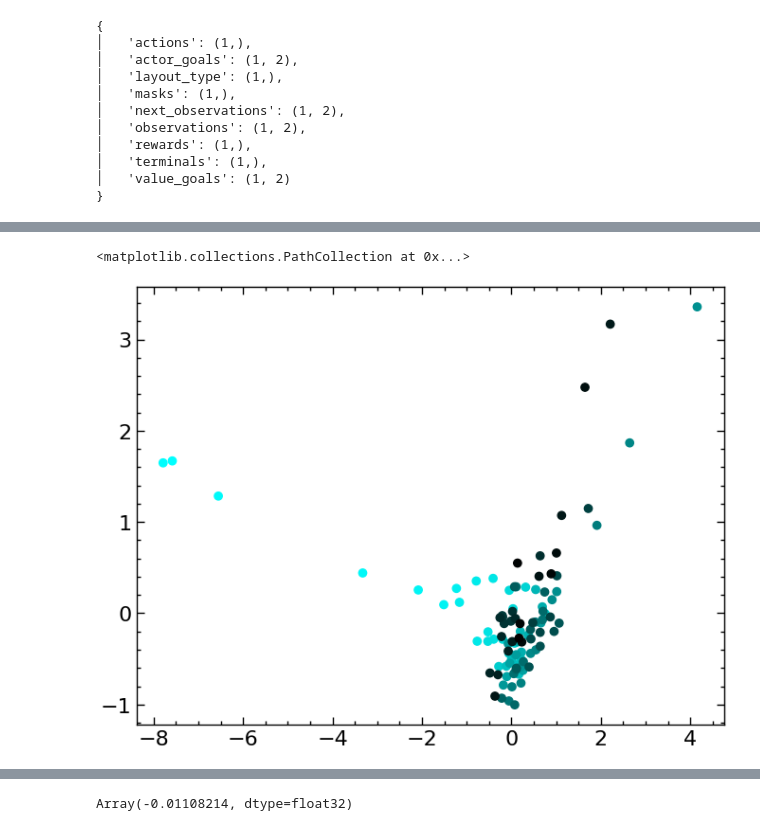
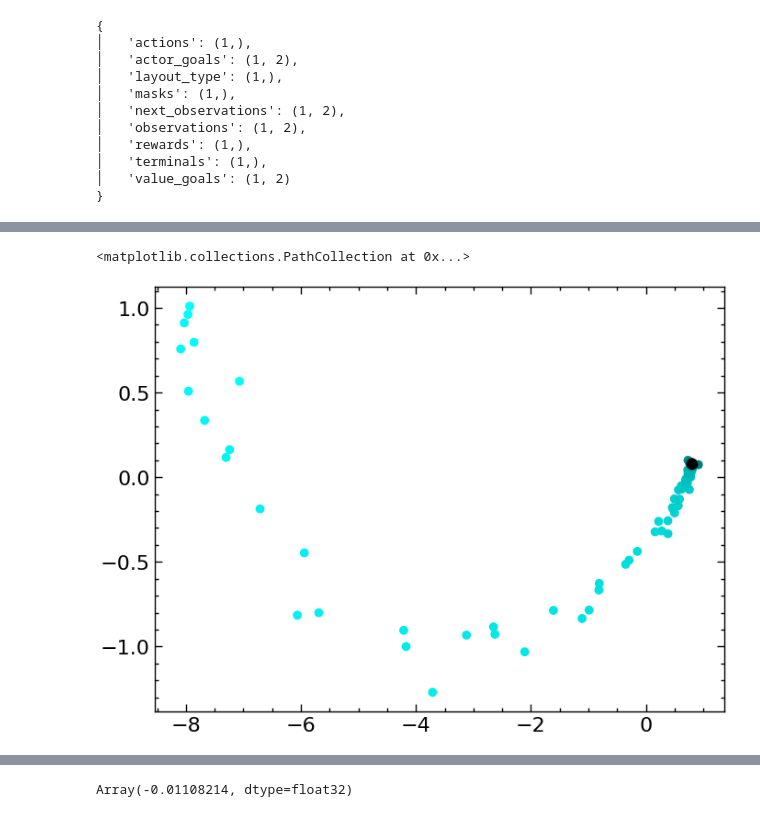
Before and after one commit to skylooop/BeliefConditionedFB, a Jupyter notebook: notebooks/in_context_gciql.ipynb, the cells around one changed output, grey strips where cells are left out. Cells and saved outputs as stored; diff of their text form; code cells hidden in the pictures.

```diff
--- a/notebooks/in_context_gciql.ipynb
+++ b/notebooks/in_context_gciql.ipynb
@@ -166,5 +166,5 @@ iql_agent.update(batch, batch_context)
 # %%
-pbar = tqdm(range(50_000))
+pbar = tqdm(range(100_000))
 layout0_embs = []
 layout1_embs = []
 
@@ -173,18 +173,18 @@ for update_steps in pbar:
         batch = gc_whole_dataset.sample(iql_config['agent']['batch_size'])
         iql_agent, update_info = iql_agent.update(batch)
     else:
-        batch, batch_context, _ = gc_whole_dataset.sample(iql_config['agent']['batch_size'], layout_type=update_steps % 2,
+        batch, batch_context, _ = gc_whole_dataset.sample(iql_config['agent']['batch_size'], layout_type=1 + update_steps % 2,
                                                             context_length=iql_config['agent']['context_len'])
         iql_agent, update_info = iql_agent.update(batch, batch_context)
     if update_steps % 500 == 0:
         # For layout 0
-        batch, batch_context, _ = gc_whole_dataset.sample(1, layout_type=0,
+        batch, batch_context, _ = gc_whole_dataset.sample(1, layout_type=1,
                                                             context_length=iql_config['agent']['context_len'])
         dynamics_embedding, _ = iql_agent.network.select('dynamic_transformer')(batch_context['observations'], batch_context['actions'],
                                                                                 batch_context['next_observations'], train=False, return_embedding=True)
         layout0_embs.append(jax.device_get(dynamics_embedding))
         # For layout 1:
-        batch, batch_context, _ = gc_whole_dataset.sample(1, layout_type=1,
+        batch, batch_context, _ = gc_whole_dataset.sample(1, layout_type=2,
                                                             context_length=iql_config['agent']['context_len'])
         dynamics_embedding, _ = iql_agent.network.select('dynamic_transformer')(batch_context['observations'], batch_context['actions'],
                                                                                 batch_context['next_observations'], train=False, return_embedding=True)
@@ -195,4 +195,5 @@ for update_steps in pbar:
                           "value_loss": update_info['value/value_loss'],
                           "actor_loss": update_info['actor/actor_loss']})
 layout0_embs = np.concatenate(layout0_embs)
+layout1_embs = np.concatenate(layout1_embs)
 # %%
@@ -210,12 +212,13 @@ plt.scatter(tsne[:, 0], tsne[:, 1], c = colors)
 # %%
 from sklearn.decomposition import PCA
 from matplotlib.colors import LinearSegmentedColormap
 
+# layout1_embs = np.concatenate(layout1_embs)
 cmap = LinearSegmentedColormap.from_list('recent_to_old', ['cyan', 'black'])
-indices = np.linspace(0, 1, len(layout0_embs))  # Normalized indices for colormap
+indices = np.linspace(0, 1, len(layout1_embs))  # Normalized indices for colormap
 colors = cmap(indices)
-pca = PCA().fit_transform(layout0_embs)
+pca = PCA().fit_transform(layout1_embs)
 plt.scatter(pca[:, 0], pca[:, 1], c = colors)
 # %% [output]
 <matplotlib.collections.PathCollection at 0x...>
-[figure, old version]
+[figure, new version]
```
Also changed, not shown: parts of 7 cells of this notebook.
